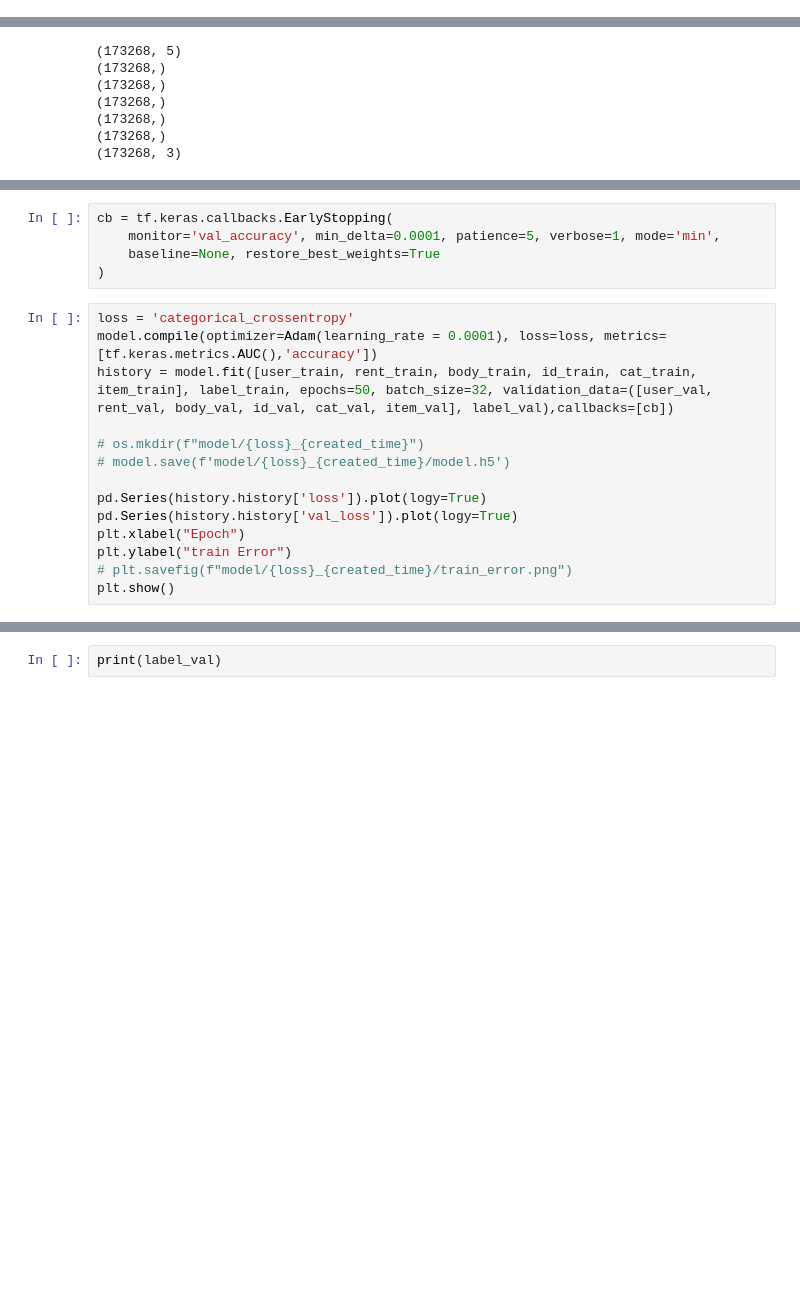
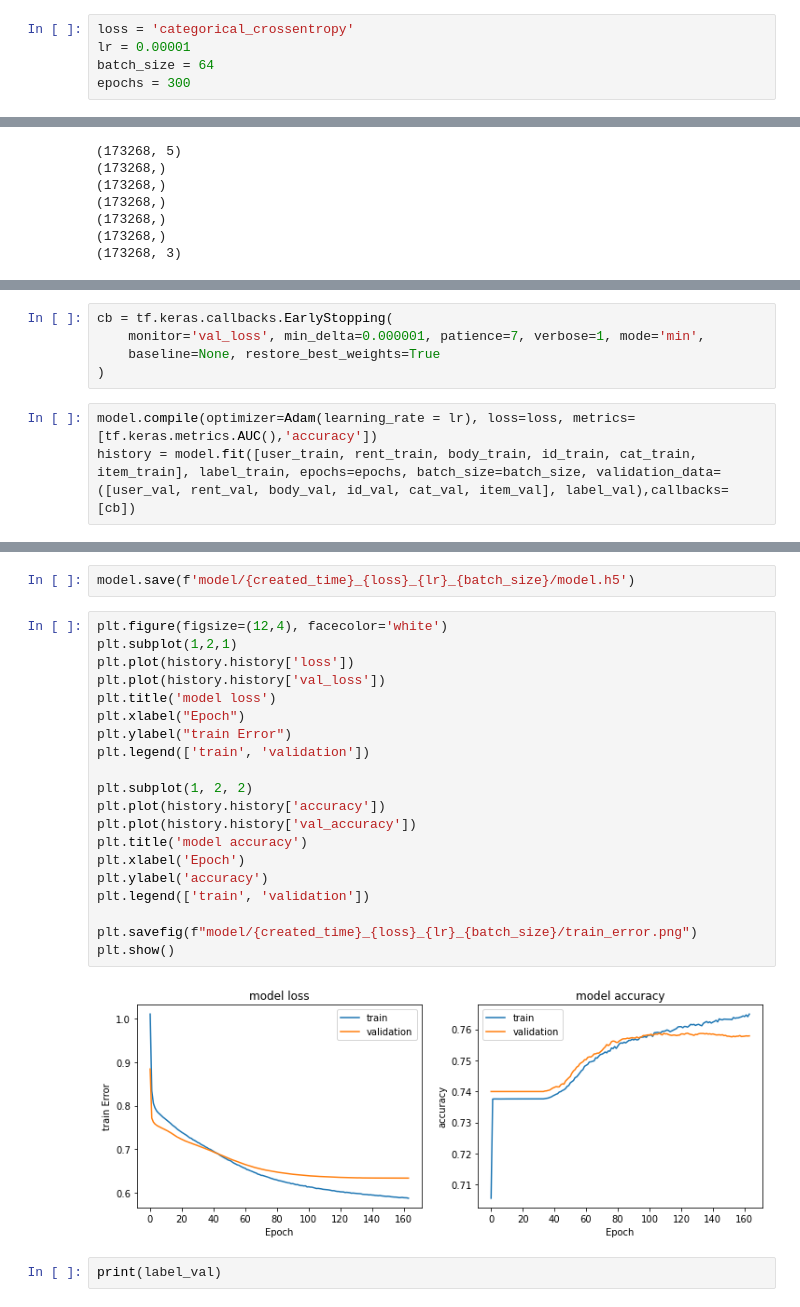
Before and after one commit to jy17347/Recommend-system, a Jupyter notebook: renttherunway/train.ipynb, the cells around one changed output, grey strips where cells are left out. Saved outputs shown, nothing was run; the diff lists cells and outputs as text; blank space fills up the shorter version.

```diff
--- a/renttherunway/train.ipynb
+++ b/renttherunway/train.ipynb
@@ -16,2 +17,7 @@ from tensorflow.keras.optimizers import Adam
+# %%
+loss = 'categorical_crossentropy'
+lr = 0.00001
+batch_size = 64
+epochs = 300
 # %%
 created_time = int(time.time())
@@ -93,20 +91,9 @@ print(label_train)
 # %%
 cb = tf.keras.callbacks.EarlyStopping(
-    monitor='val_accuracy', min_delta=0.0001, patience=5, verbose=1, mode='min',
+    monitor='val_loss', min_delta=0.000001, patience=7, verbose=1, mode='min',
     baseline=None, restore_best_weights=True
 )
 # %%
-loss = 'categorical_crossentropy'
-model.compile(optimizer=Adam(learning_rate = 0.0001), loss=loss, metrics=[tf.keras.metrics.AUC(),'accuracy'])
-history = model.fit([user_train, rent_train, body_train, id_train, cat_train, item_train], label_train, epochs=50, batch_size=32, validation_data=([user_val, rent_val, body_val, id_val, cat_val, item_val], label_val),callbacks=[cb])
-
-# os.mkdir(f"model/{loss}_{created_time}")
-# model.save(f'model/{loss}_{created_time}/model.h5')
-
-pd.Series(history.history['loss']).plot(logy=True)
-pd.Series(history.history['val_loss']).plot(logy=True)
-plt.xlabel("Epoch")
-plt.ylabel("train Error")
-# plt.savefig(f"model/{loss}_{created_time}/train_error.png")
-plt.show()
+model.compile(optimizer=Adam(learning_rate = lr), loss=loss, metrics=[tf.keras.metrics.AUC(),'accuracy'])
+history = model.fit([user_train, rent_train, body_train, id_train, cat_train, item_train], label_train, epochs=epochs, batch_size=batch_size, validation_data=([user_val, rent_val, body_val, id_val, cat_val, item_val], label_val),callbacks=[cb])
 # %% [output]
@@ -127,3 +117,27 @@ Epoch 6: early stopping
+# %%
+model.save(f'model/{created_time}_{loss}_{lr}_{batch_size}/model.h5')
+# %%
+plt.figure(figsize=(12,4), facecolor='white')
+plt.subplot(1,2,1)
+plt.plot(history.history['loss'])
+plt.plot(history.history['val_loss'])
+plt.title('model loss')
+plt.xlabel("Epoch")
+plt.ylabel("train Error")
+plt.legend(['train', 'validation'])
+
+plt.subplot(1, 2, 2)
+plt.plot(history.history['accuracy'])
+plt.plot(history.history['val_accuracy'])
+plt.title('model accuracy')
+plt.xlabel('Epoch')
+plt.ylabel('accuracy')
+plt.legend(['train', 'validation'])
+
+plt.savefig(f"model/{created_time}_{loss}_{lr}_{batch_size}/train_error.png")
+plt.show()
+# %% [output]
+[figure, added]
 # %%
 print(label_val)
 # %% [output]
```
Also changed, not shown: parts of 7 cells of this notebook.
